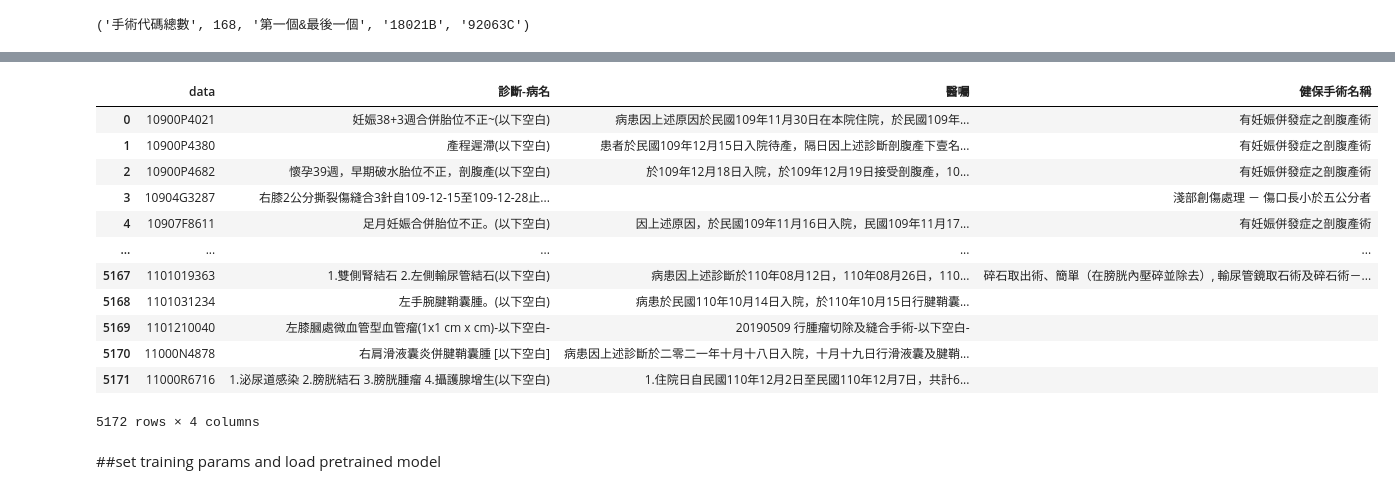
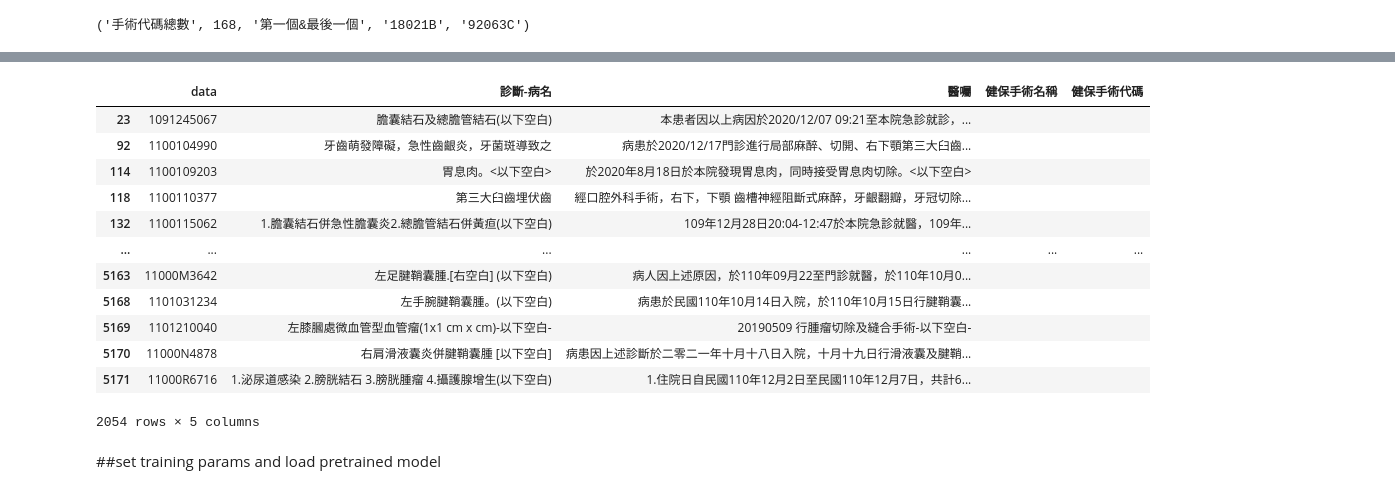
Before and after one commit to zhe0/prac, a Jupyter notebook: untitle.ipynb, the cells around one changed output, grey strips where cells are left out. Drawn from its saved outputs; the diff is of its cells as text; code cells hidden in the pictures.

```diff
--- a/untitle.ipynb
+++ b/untitle.ipynb
@@ -75,44 +78,46 @@ lb.sort()
 # %%
 chkValued=lambda x:x.notna().all()
 num=d['理賠案號'].unique().tolist()
 dd={}
 for n in num:
     dd[n]={}
     if chkValued(d[d['理賠案號']==n]['診斷-病名']):
         dd[n]['診斷-病名']=d[d['理賠案號']==n]['診斷-病名'].tolist()[0]
     else:
         dd[n]['診斷-病名']=''
     if chkValued(d[d['理賠案號']==n]['醫囑']):
         dd[n]['醫囑']=d[d['理賠案號']==n]['醫囑'].tolist()[0]
     else:
         dd[n]['醫囑']=''
     if chkValued(d[d['理賠案號']==n]['健保手術代碼']):
-        dd[n]['健保手術名稱']=', '.join(d[d['理賠案號']==n]['健保手術名稱'].tolist())
-        dd[n]['健保手術代碼']=', '.join(d[d['理賠案號']==n]['健保手術代碼'].tolist())
+        dd[n]['健保手術名稱']='\n'.join(d[d['理賠案號']==n]['健保手術名稱'].tolist())
+        dd[n]['健保手術代碼']='\n'.join(d[d['理賠案號']==n]['健保手術代碼'].tolist())
     else:
         dd[n]['健保手術名稱']=''
         dd[n]['健保手術代碼']=''
 data={}
 data['data']=dd.keys()
 data['診斷-病名']=[dd[k]['診斷-病名'] for k in dd]
 data['醫囑']=[dd[k]['醫囑'] for k in dd]
 data['健保手術名稱']=[dd[k]['健保手術名稱'] for k in dd]
+data['健保手術代碼']=[dd[k]['健保手術代碼'] for k in dd]
 data=pd.DataFrame(data)
+data=data[data['健保手術代碼']=='']
 data
 # %% [output]
-|  | data | 診斷-病名 | 醫囑 | 健保手術名稱 |
-| 0 | 10900P4021 | 妊娠38+3週合併胎位不正~(以下空白) | 病患因上述原因於民國109年11月30日在本院住院，於民國109年... | 有妊娠併發症之剖腹產術 |
-| 1 | 10900P4380 | 產程遲滯(以下空白) | 患者於民國109年12月15日入院待產，隔日因上述診斷剖腹產下壹名... | 有妊娠併發症之剖腹產術 |
-| 2 | 10900P4682 | 懷孕39週，早期破水胎位不正，剖腹產(以下空白) | 於109年12月18日入院，於109年12月19日接受剖腹產，10... | 有妊娠併發症之剖腹產術 |
-| 3 | 10904G3287 | 右膝2公分撕裂傷縫合3針自109-12-15至109-12-28止... |  | 淺部創傷處理 － 傷口長小於五公分者 |
-| 4 | 10907F8611 | 足月妊娠合併胎位不正。(以下空白) | 因上述原因，於民國109年11月16日入院，民國109年11月17... | 有妊娠併發症之剖腹產術 |
-| ... | ... | ... | ... | ... |
-| 5167 | 1101019363 | 1.雙側腎結石 2.左側輸尿管結石(以下空白) | 病患因上述診斷於110年08月12日，110年08月26日，110... | 碎石取出術、簡單（在膀胱內壓碎並除去）, 輸尿管鏡取石術及碎石術－... |
-| 5168 | 1101031234 | 左手腕腱鞘囊腫。(以下空白) | 病患於民國110年10月14日入院，於110年10月15日行腱鞘囊... |  |
-| 5169 | 1101210040 | 左膝膕處微血管型血管瘤(1x1 cm x cm)-以下空白- | 20190509 行腫瘤切除及縫合手術-以下空白- |  |
-| 5170 | 11000N4878 | 右肩滑液囊炎併腱鞘囊腫 [以下空白] | 病患因上述診斷於二零二一年十月十八日入院，十月十九日行滑液囊及腱鞘... |  |
-| 5171 | 11000R6716 | 1.泌尿道感染 2.膀胱結石 3.膀胱腫瘤 4.攝護腺增生(以下空白) | 1.住院日自民國110年12月2日至民國110年12月7日，共計6... |  |
+|  | data | 診斷-病名 | 醫囑 | 健保手術名稱 | 健保手術代碼 |
+| 23 | 1091245067 | 膽囊結石及總膽管結石(以下空白) | 本患者因以上病因於2020/12/07 09:21至本院急診就診，... |  |  |
+| 92 | 1100104990 | 牙齒萌發障礙，急性齒齦炎，牙菌斑導致之 | 病患於2020/12/17門診進行局部麻醉、切開、右下顎第三大臼齒... |  |  |
+| 114 | 1100109203 | 胃息肉。<以下空白> | 於2020年8月18日於本院發現胃息肉，同時接受胃息肉切除。<以下空白> |  |  |
+| 118 | 1100110377 | 第三大臼齒埋伏齒 | 經口腔外科手術，右下，下顎 齒槽神經阻斷式麻醉，牙齦翻瓣，牙冠切除... |  |  |
+| 132 | 1100115062 | 1.膽囊結石併急性膽囊炎2.總膽管結石併黃疸(以下空白) | 109年12月28日20:04-12:47於本院急診就醫，109年... |  |  |
+| ... | ... | ... | ... | ... | ... |
+| 5163 | 11000M3642 | 左足腱鞘囊腫.[右空白] (以下空白) | 病人因上述原因，於110年09月22至門診就醫，於110年10月0... |  |  |
+| 5168 | 1101031234 | 左手腕腱鞘囊腫。(以下空白) | 病患於民國110年10月14日入院，於110年10月15日行腱鞘囊... |  |  |
+| 5169 | 1101210040 | 左膝膕處微血管型血管瘤(1x1 cm x cm)-以下空白- | 20190509 行腫瘤切除及縫合手術-以下空白- |  |  |
+| 5170 | 11000N4878 | 右肩滑液囊炎併腱鞘囊腫 [以下空白] | 病患因上述診斷於二零二一年十月十八日入院，十月十九日行滑液囊及腱鞘... |  |  |
+| 5171 | 11000R6716 | 1.泌尿道感染 2.膀胱結石 3.膀胱腫瘤 4.攝護腺增生(以下空白) | 1.住院日自民國110年12月2日至民國110年12月7日，共計6... |  |  |
-5172 rows × 4 columns
+2054 rows × 5 columns
 # %% [markdown]
 ##set training params and load pretrained model
 # %%
```
Also changed, not shown: parts of 18 cells of this notebook.
